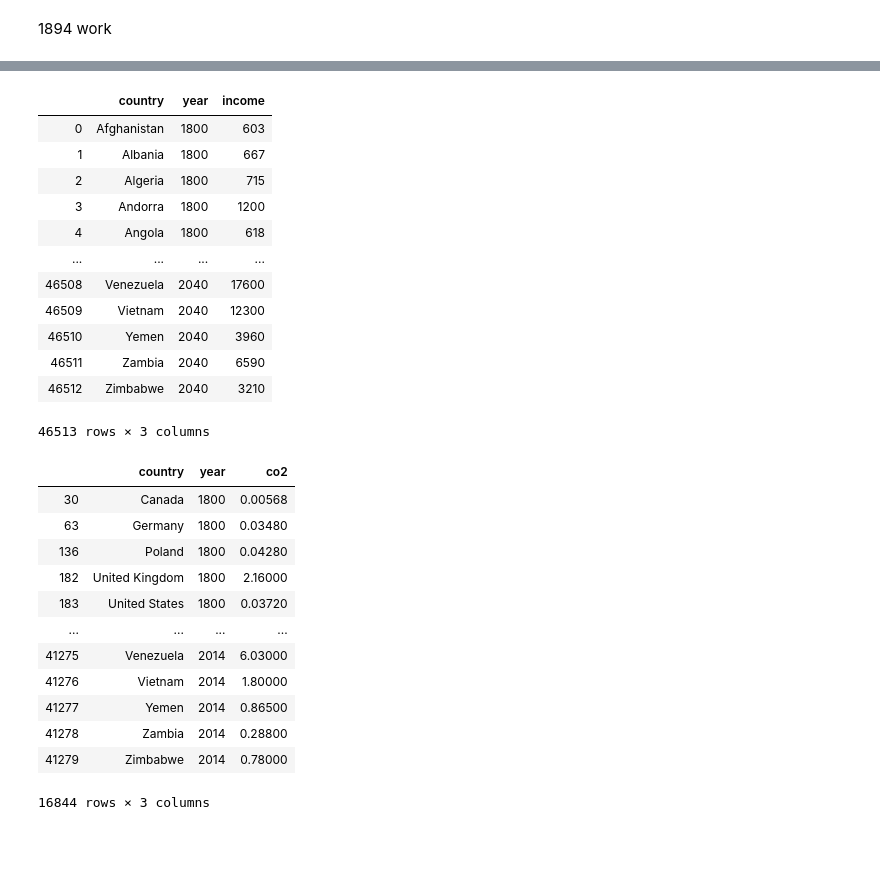
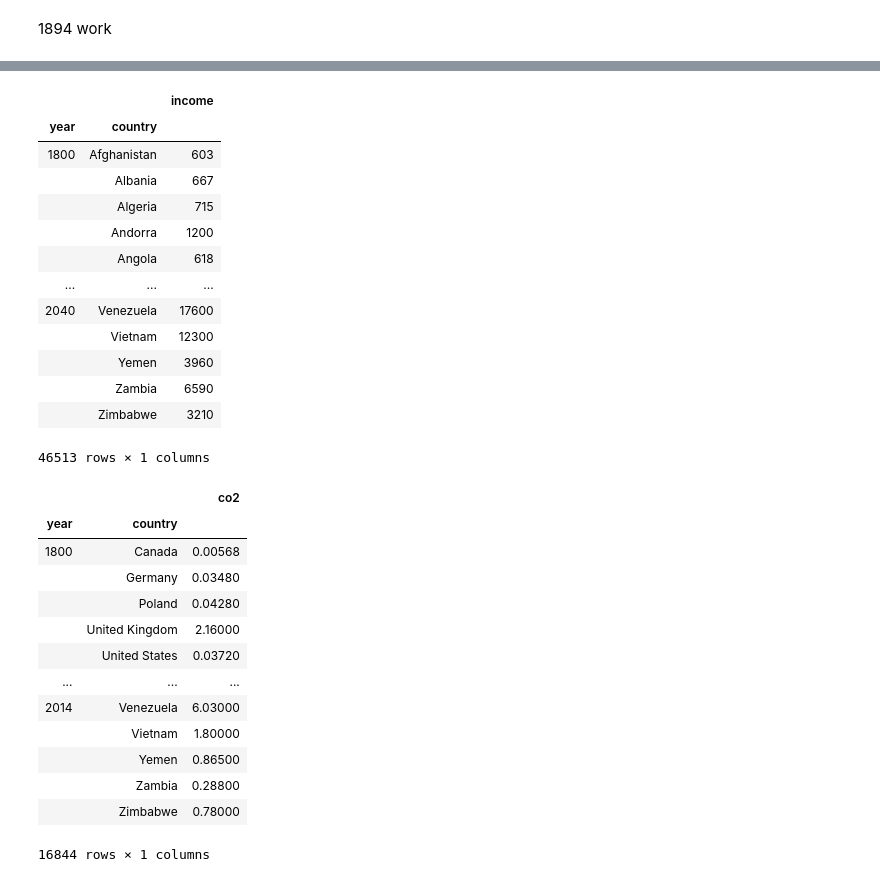
Before and after one commit to VallieTracy/project-one, a Jupyter notebook: Team_Awesome_Project_1.ipynb, the cells around one changed output, grey strips where cells are left out. Drawn from its saved outputs; the diff is of its cells as text; code cells hidden in the pictures; blank space fills up the shorter version.

```diff
--- a/Team_Awesome_Project_1.ipynb
+++ b/Team_Awesome_Project_1.ipynb
@@ -165,18 +173,20 @@ income_df.head()
 # %%
-#can I pivot the income dataframe to show every Country|Year with the income for that year
-df_unpivotedInc =income_df.melt(id_vars=['country'], var_name='year', value_name='income')
-df_unpivotedInc
+#melt the income dataframe to show every Country|Year with the income for that year -- then group by year and country
+df_meltInc =income_df.melt(id_vars=['country'], var_name='year', value_name='income')
+df_meltInc = df_meltInc.dropna()
+df_meltInc.groupby(['year','country']).sum()
 # %% [output]
-|  | country | year | income |
-| 0 | Afghanistan | 1800 | 603 |
-| 1 | Albania | 1800 | 667 |
-| 2 | Algeria | 1800 | 715 |
-| 3 | Andorra | 1800 | 1200 |
-| 4 | Angola | 1800 | 618 |
-| ... | ... | ... | ... |
-| 46508 | Venezuela | 2040 | 17600 |
-| 46509 | Vietnam | 2040 | 12300 |
-| 46510 | Yemen | 2040 | 3960 |
-| 46511 | Zambia | 2040 | 6590 |
-| 46512 | Zimbabwe | 2040 | 3210 |
+|  |  | income |
+| year | country |  |
+| 1800 | Afghanistan | 603 |
+|  | Albania | 667 |
+|  | Algeria | 715 |
+|  | Andorra | 1200 |
+|  | Angola | 618 |
+| ... | ... | ... |
+| 2040 | Venezuela | 17600 |
+|  | Vietnam | 12300 |
+|  | Yemen | 3960 |
+|  | Zambia | 6590 |
+|  | Zimbabwe | 3210 |
-46513 rows × 3 columns
+46513 rows × 1 columns
@@ -188,19 +193,20 @@ df_unpivotedInc
 # %%
-#can I pivot the co2 dataframe to show every Country|Year with the co2 for that year
-df_unpivotedCO2 =co2_df.melt(id_vars=['country'], var_name='year', value_name='co2')
-df_unpivotedCO2 = df_unpivotedCO2.dropna()
-df_unpivotedCO2
+#melt the co2 dataframe to show every Country|Year with the co2 for that year -- then group by year and country
+df_meltCO2 =co2_df.melt(id_vars=['country'], var_name='year', value_name='co2')
+df_meltCO2 = df_meltCO2.dropna()
+df_meltCO2.groupby(['year','country']).sum()
 # %% [output]
-|  | country | year | co2 |
-| 30 | Canada | 1800 | 0.00568 |
-| 63 | Germany | 1800 | 0.03480 |
-| 136 | Poland | 1800 | 0.04280 |
-| 182 | United Kingdom | 1800 | 2.16000 |
-| 183 | United States | 1800 | 0.03720 |
-| ... | ... | ... | ... |
-| 41275 | Venezuela | 2014 | 6.03000 |
-| 41276 | Vietnam | 2014 | 1.80000 |
-| 41277 | Yemen | 2014 | 0.86500 |
-| 41278 | Zambia | 2014 | 0.28800 |
-| 41279 | Zimbabwe | 2014 | 0.78000 |
+|  |  | co2 |
+| year | country |  |
+| 1800 | Canada | 0.00568 |
+|  | Germany | 0.03480 |
+|  | Poland | 0.04280 |
+|  | United Kingdom | 2.16000 |
+|  | United States | 0.03720 |
+| ... | ... | ... |
+| 2014 | Venezuela | 6.03000 |
+|  | Vietnam | 1.80000 |
+|  | Yemen | 0.86500 |
+|  | Zambia | 0.28800 |
+|  | Zimbabwe | 0.78000 |
-16844 rows × 3 columns
+16844 rows × 1 columns
```
Also changed, not shown: parts of 13 cells of this notebook.
